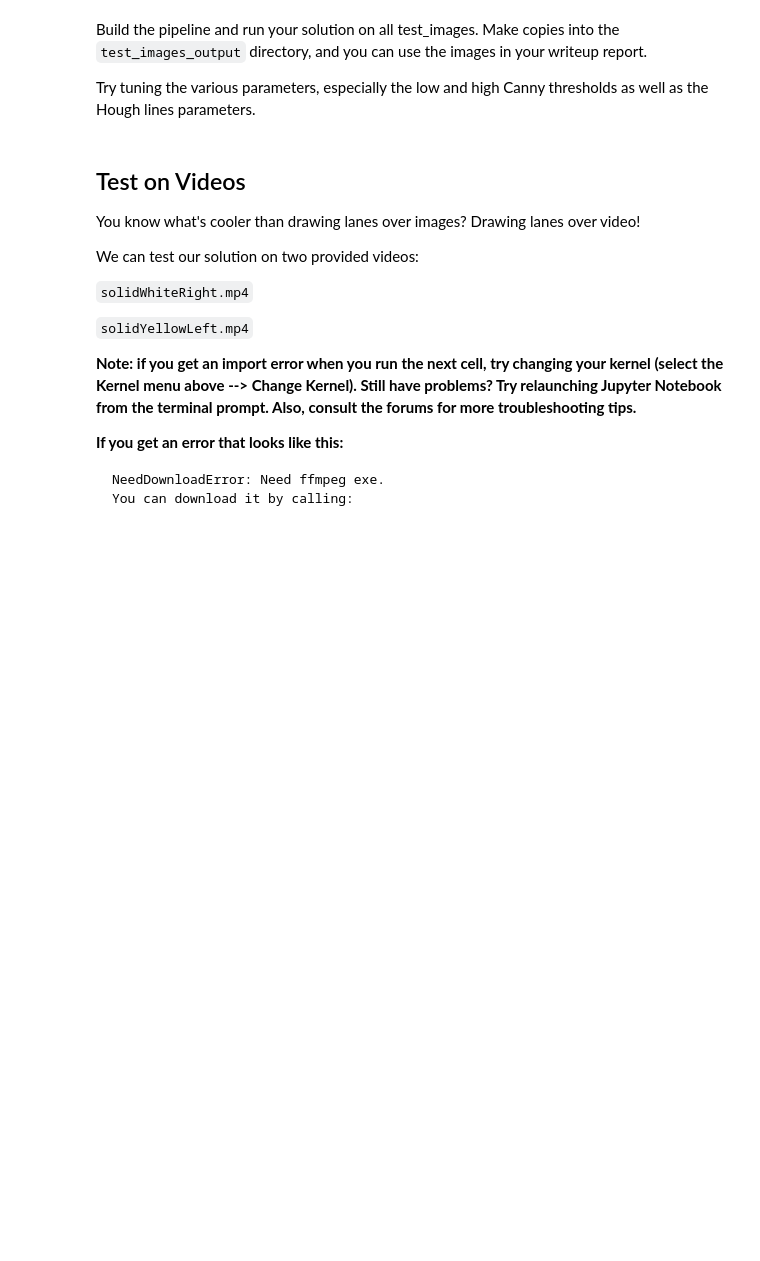
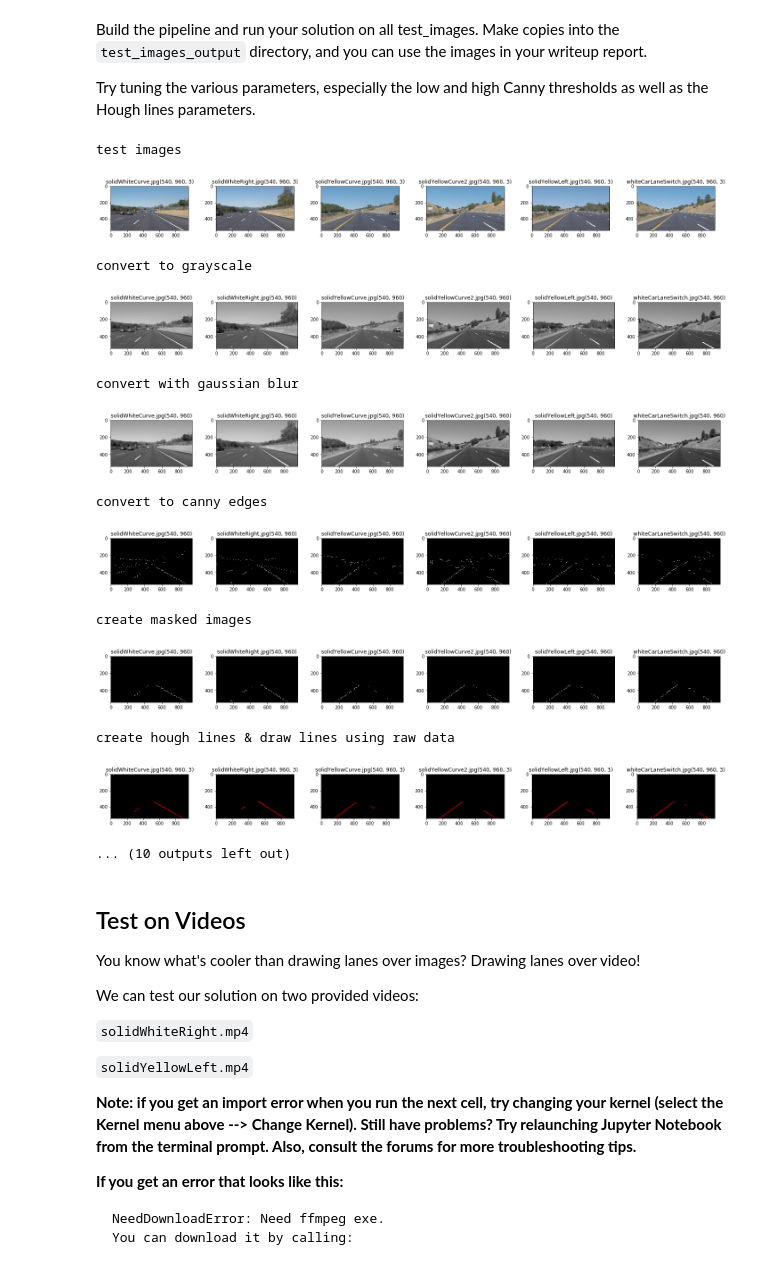
Before and after one commit to MyGitHubSite/Udacity-CarND-Project-1-Finding-Lane-Lines, a Jupyter notebook: P1.ipynb, the cells around one changed output. Cells and saved outputs as stored; diff of their text form; code cells hidden in the pictures; blank space fills up the shorter version.

```diff
--- a/P1.ipynb
+++ b/P1.ipynb
@@ -188,3 +333,77 @@ Try tuning the various parameters, especially the low and high Canny thresholds
+# %%
+# TODO: Build your pipeline that will draw lane lines on the test_images
+# then save them to the test_images_output directory.
+import os
+
+cols=6
+
+path = "test_images/"
+names = os.listdir(path)
+
+print ('test images')
+images = list(map(lambda image: mpimg.imread(path+image), names))
+plot_images(images, names, cols)
+
+print ('convert to grayscale')
+gray_images = list(map(grayscale, images))
+plot_images(gray_images, names, cols)
+
+print ('convert with gaussian blur')
+blurred_images = list(map(lambda img: gaussian_blur(img, kernel_size=11), gray_images))
+plot_images(blurred_images, names, cols)
+
+print ('convert to canny edges')
+canny_images = list(map(lambda img: canny_edges(img, low_threshold=75, high_threshold=150), blurred_images))
+plot_images(canny_images, names, cols)
+
+print ('create masked images')
+vertices = np.array([[(100,540), (430,330), (540,330), (920,540)]], dtype=np.int)
+masked_images = list(map(lambda img: region_of_interest(img, vertices), canny_images))
+plot_images(masked_images, names, cols)
+
+rho=1
+theta=np.pi/180
+threshold=30
+min_line_len=15
+max_line_gap=5
+
+print ('create hough lines & draw lines using raw data')
+line_images = list(map(lambda img: hough_linesP(img, rho, theta, threshold, min_line_len, max_line_gap, method=1), masked_images))
+plot_images(line_images, names, cols)
+
+print ('overlay raw lines with original image  α Img1 + β * Img2 + γ')
+overlay_images = [weighted_img(img, initial_img, α=0.5, β=0.5, γ=0.) for img, initial_img in list(zip(line_images, images))]
+plot_images(overlay_images, names, cols)
+
+print ('create hough lines & draw extrapolated lines using linear regression')
+line_images = list(map(lambda img: hough_linesP(img, rho, theta, threshold, min_line_len, max_line_gap, method=2), masked_images))
+plot_images(line_images, names, cols)
+
+print ('overlay lines extrapolated (linear regression) with original image  α Img1 + β * Img2 + γ')
+overlay_images = [weighted_img(img, initial_img, α=0.5, β=0.5, γ=0.) for img, initial_img in list(zip(line_images, images))]
+plot_images(overlay_images, names, cols)
+
+print ('create hough lines & draw extrapolated lines using weighted averages')
+line_images = list(map(lambda img: hough_linesP(img, rho, theta, threshold, min_line_len, max_line_gap, method=3), masked_images))
+plot_images(line_images, names, cols)
+
+print ('overlay lines extrapolated (weighted averages) with original image  α Img1 + β * Img2 + γ')
+overlay_images = [weighted_img(img, initial_img, α=0.8, β=1.0, γ=0.) for img, initial_img in list(zip(line_images, images))]
+plot_images(overlay_images, names, cols)
+# %% [output]
+test images
+[figure, added]
+convert to grayscale
+[figure, added]
+convert with gaussian blur
+[figure, added]
+convert to canny edges
+[figure, added]
+create masked images
+[figure, added]
+create hough lines & draw lines using raw data
+[figure, added]
+... (10 outputs left out)
 # %% [markdown]
 ## Test on Videos
 
```
Also changed, not shown: parts of 16 cells of this notebook, 3 other files.
